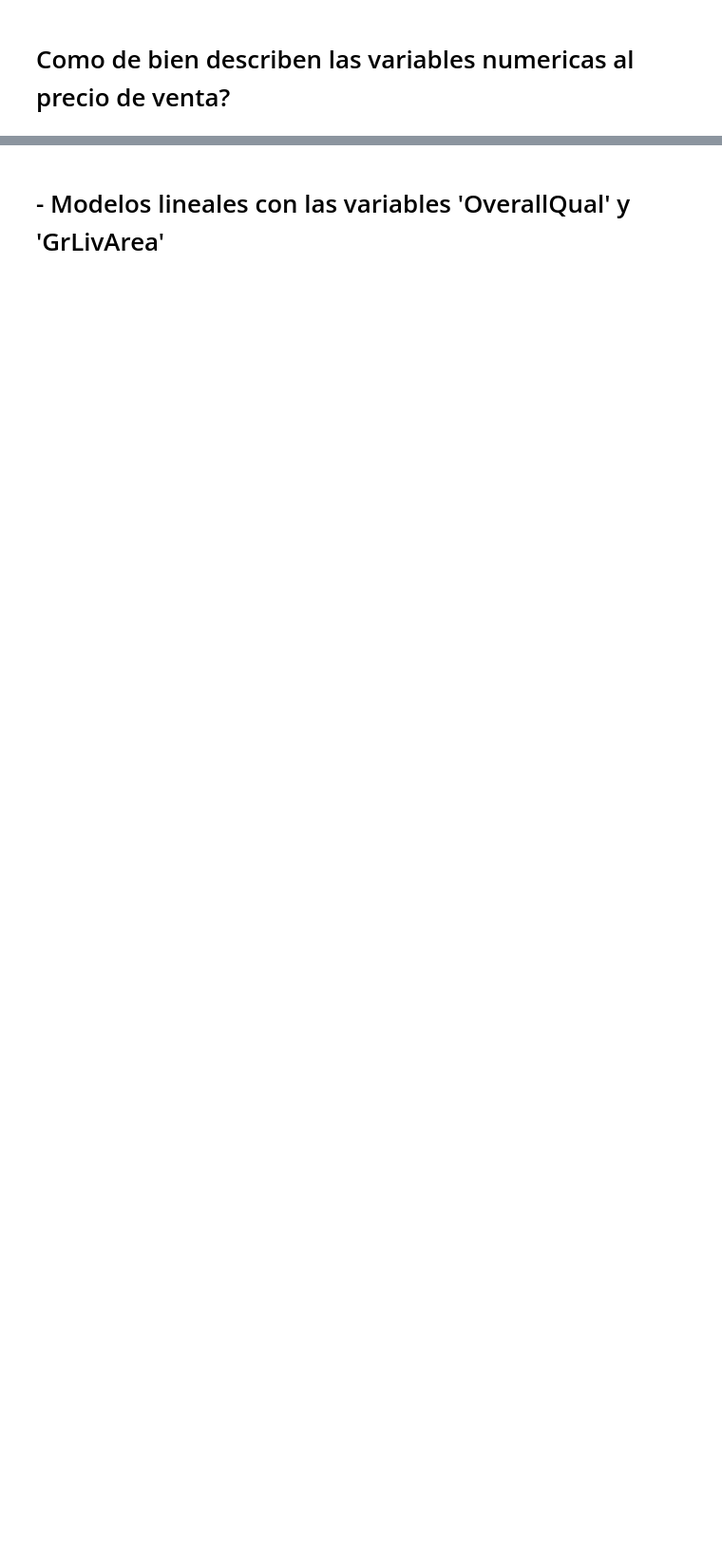
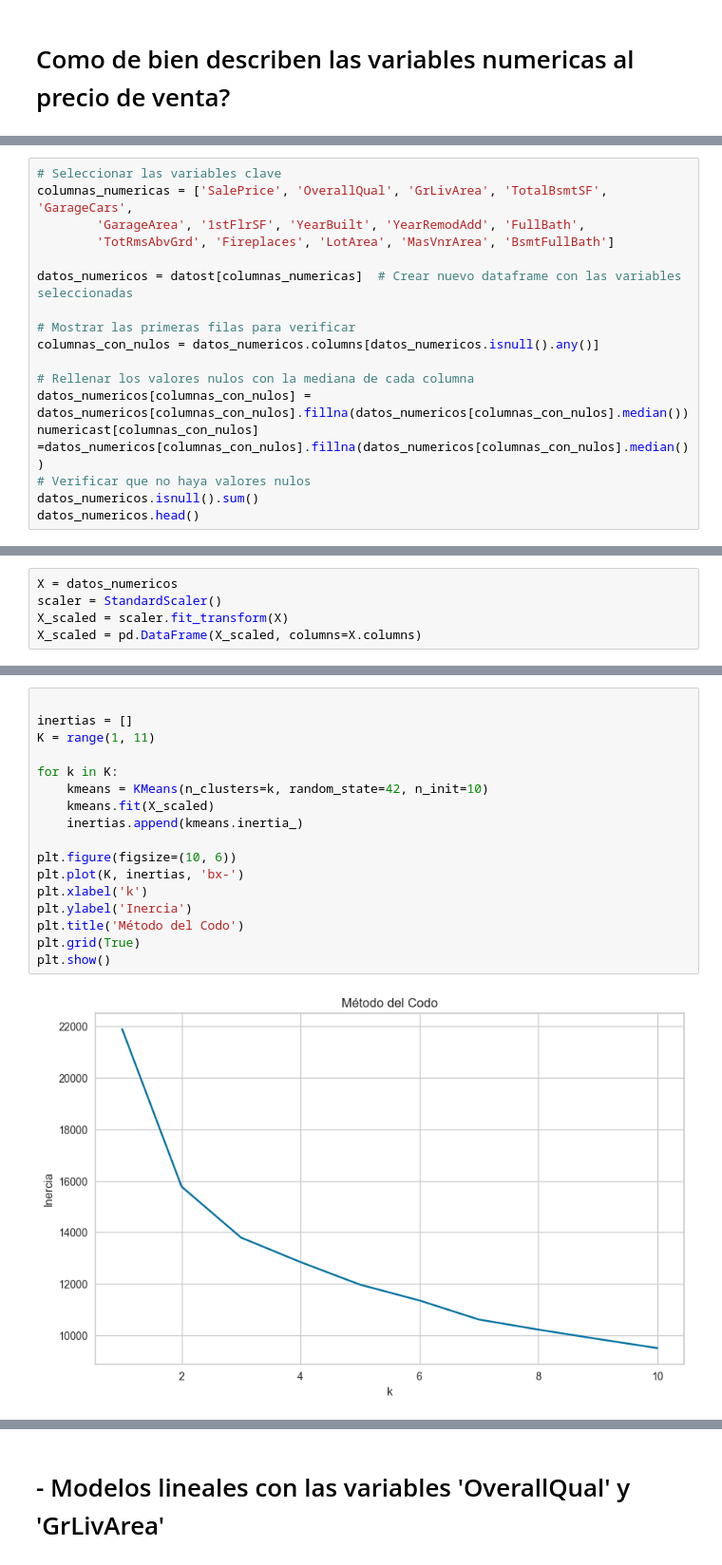
Before and after one commit to JoseAMoralesF/P2-Entrega1-MineriadeDatos, a Jupyter notebook: p2e1.ipynb, the cells around one changed output, grey strips where cells are left out. Shown at 95% size. Saved outputs shown, nothing was run; the diff lists cells and outputs as text; blank space fills up the shorter version.

```diff
--- a/p2e1.ipynb
+++ b/p2e1.ipynb
@@ -224,0 +308,17 @@ plot_scatter_and_hist(numericast, cand, 'SalePrice')
+# %%
+# Seleccionar las variables clave
+columnas_numericas = ['SalePrice', 'OverallQual', 'GrLivArea', 'TotalBsmtSF', 'GarageCars',
+        'GarageArea', '1stFlrSF', 'YearBuilt', 'YearRemodAdd', 'FullBath',
+        'TotRmsAbvGrd', 'Fireplaces', 'LotArea', 'MasVnrArea', 'BsmtFullBath']
+
+datos_numericos = datost[columnas_numericas]  # Crear nuevo dataframe con las variables seleccionadas
+
+# Mostrar las primeras filas para verificar
+columnas_con_nulos = datos_numericos.columns[datos_numericos.isnull().any()]
+
+# Rellenar los valores nulos con la mediana de cada columna
+datos_numericos[columnas_con_nulos] = datos_numericos[columnas_con_nulos].fillna(datos_numericos[columnas_con_nulos].median())
+numericast[columnas_con_nulos] =datos_numericos[columnas_con_nulos].fillna(datos_numericos[columnas_con_nulos].median())
+# Verificar que no haya valores nulos
+datos_numericos.isnull().sum()
+datos_numericos.head()
@@ -224,0 +333,5 @@ plot_scatter_and_hist(numericast, cand, 'SalePrice')
+# %%
+X = datos_numericos
+scaler = StandardScaler()
+X_scaled = scaler.fit_transform(X)
+X_scaled = pd.DataFrame(X_scaled, columns=X.columns)
@@ -224,0 +343,19 @@ plot_scatter_and_hist(numericast, cand, 'SalePrice')
+# %%
+
+inertias = []
+K = range(1, 11)
+
+for k in K:
+    kmeans = KMeans(n_clusters=k, random_state=42, n_init=10)
+    kmeans.fit(X_scaled)
+    inertias.append(kmeans.inertia_)
+
+plt.figure(figsize=(10, 6))
+plt.plot(K, inertias, 'bx-')
+plt.xlabel('k')
+plt.ylabel('Inercia')
+plt.title('Método del Codo')
+plt.grid(True)
+plt.show()
+# %% [output]
+[figure, added]
```
Also changed, not shown: parts of 28 cells of this notebook, 1 other file.
